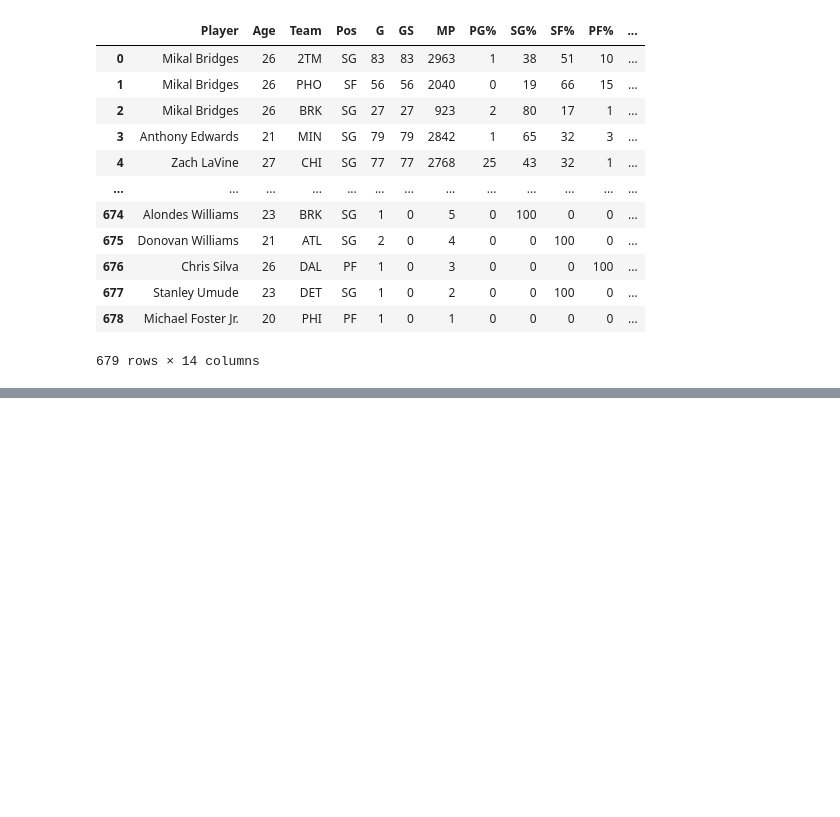
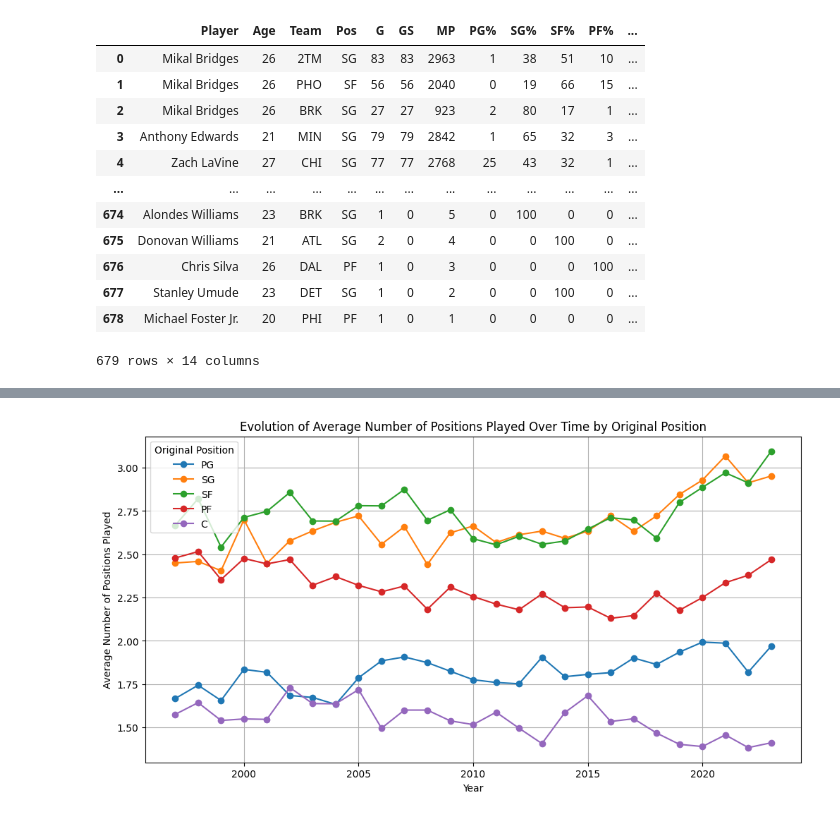
Before and after one commit to mibrahimfm/NBA-analysis, a Jupyter notebook: PlayerPositionVariability.ipynb, the cells around one changed output, grey strips where cells are left out. Cells and saved outputs as stored; diff of their text form; code cells hidden in the pictures; blank space fills up the shorter version.

```diff
--- a/PlayerPositionVariability.ipynb
+++ b/PlayerPositionVariability.ipynb
@@ -127,0 +131,32 @@ plt.show()
+# %%
+yearly_avg_positions = {}
+for year, df in dfs.items():
+    def count_positions_played(row):
+        positions = ['PG%', 'SG%', 'SF%', 'PF%', 'C%']
+        return sum(1 for pos in positions if row[pos] > 0)
+
+    df['PositionsPlayed'] = df.apply(count_positions_played, axis=1)
+    df['OriginalPosition'] = df['Player'].map(original_positions)  # Map original position to each row
+    grouped = df.groupby('OriginalPosition')['PositionsPlayed'].mean()
+    yearly_avg_positions[year] = grouped
+
+# Create a DataFrame from the yearly average positions data
+avg_positions_df = pd.DataFrame(yearly_avg_positions)
+avg_positions_df.index.name = 'Original Position'
+
+# Plot the average number of positions played over time for each original position
+plt.figure(figsize=(12, 6))
+position_order = ['PG', 'SG', 'SF', 'PF', 'C']
+
+for position in position_order:
+    if position in avg_positions_df.index:
+        plt.plot(avg_positions_df.columns, avg_positions_df.loc[position], marker='o', label=position)
+
+plt.xlabel('Year')
+plt.ylabel('Average Number of Positions Played')
+plt.title('Evolution of Average Number of Positions Played Over Time by Original Position')
+plt.grid(True)
+plt.legend(title='Original Position')
+plt.show()
+# %% [output]
+[figure, added]
```
Also changed, not shown: parts of 3 cells of this notebook, 26 other files.
